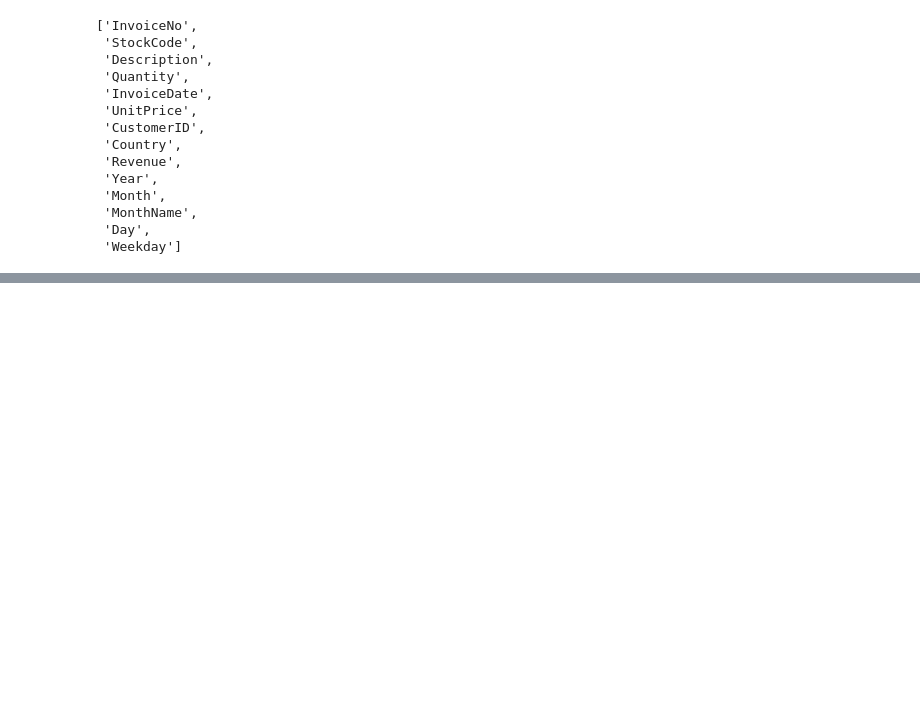
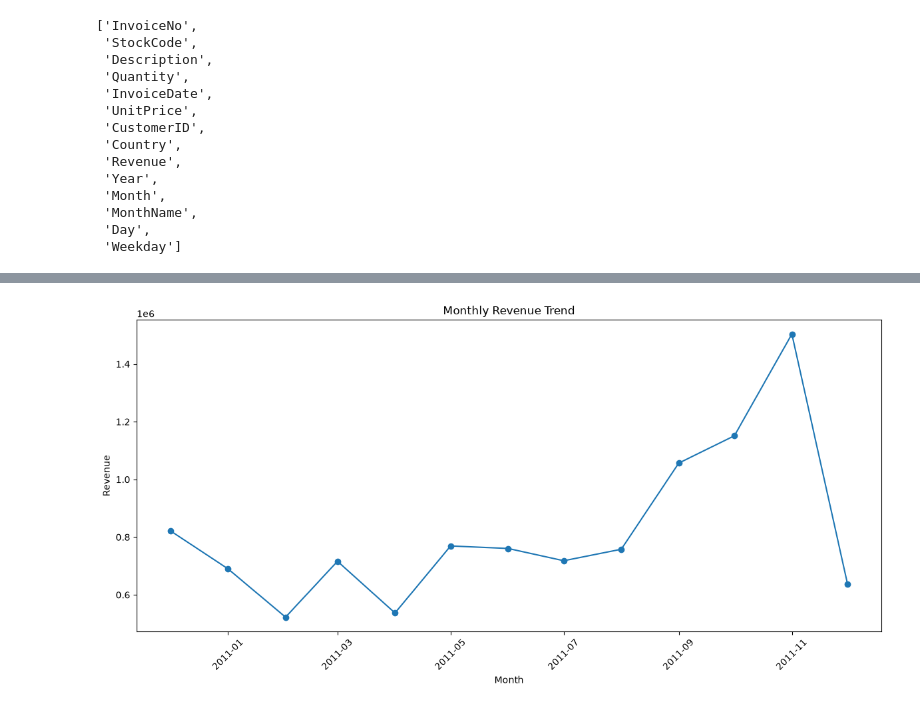
Before and after one commit to fazilkhan-dev/ecommerce-sales-analytics, a Jupyter notebook: notebooks/EDA.ipynb, the cells around one changed output, grey strips where cells are left out. Saved outputs shown, nothing was run; the diff lists cells and outputs as text; code cells hidden in the pictures; blank space fills up the shorter version.

Commit message:
Complete exploratory data analysis and visualizations

```diff
--- a/notebooks/EDA.ipynb
+++ b/notebooks/EDA.ipynb
@@ -469,0 +508,8 @@ df_clean.columns.tolist()
+# %%
+monthly_sales = (
+    df_clean
+    .groupby(["Year", "Month"], as_index=False)["Revenue"]
+    .sum()
+)
+
+monthly_sales
@@ -469,0 +531,9 @@ df_clean.columns.tolist()
+# %%
+monthly_sales["Date"] = pd.to_datetime(
+    monthly_sales["Year"].astype(str) + "-" +
+    monthly_sales["Month"].astype(str) + "-01"
+)
+
+monthly_sales = monthly_sales.sort_values("Date")
+
+monthly_sales.head()
@@ -469,0 +547,18 @@ df_clean.columns.tolist()
+# %%
+plt.figure(figsize=(12, 6))
+
+plt.plot(
+    monthly_sales["Date"],
+    monthly_sales["Revenue"],
+    marker="o"
+)
+
+plt.title("Monthly Revenue Trend")
+plt.xlabel("Month")
+plt.ylabel("Revenue")
+plt.xticks(rotation=45)
+plt.tight_layout()
+
+plt.show()
+# %% [output]
+[figure, added]
```
Also changed, not shown: parts of 50 cells of this notebook, 8 other files.
